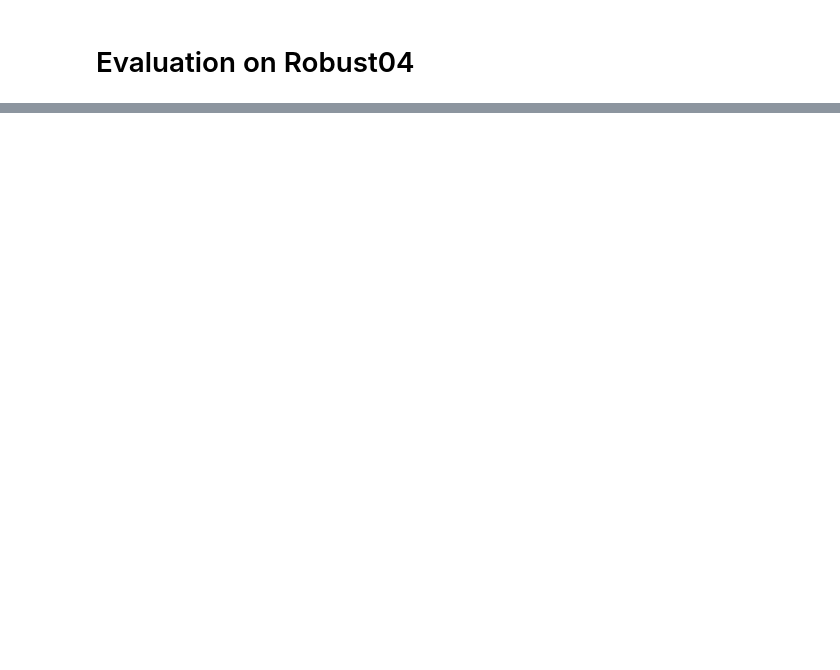
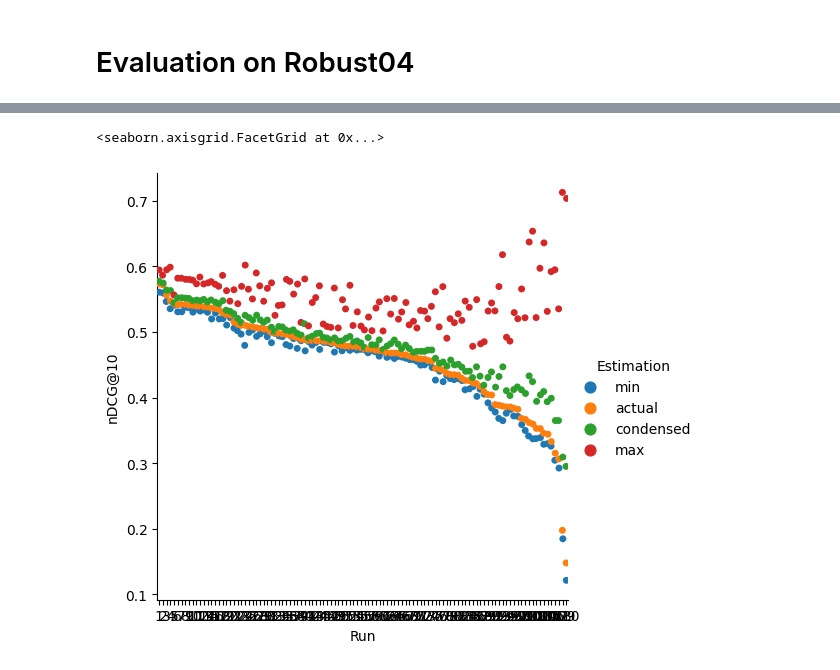
Before and after one commit to webis-de/ECIR-23, a Jupyter notebook: src/main/ipynb/evaluate-robust04.ipynb, the cells around one changed output, grey strips where cells are left out. Saved outputs shown, nothing was run; the diff lists cells and outputs as text; code cells hidden in the pictures; blank space fills up the shorter version.

```diff
--- a/src/main/ipynb/evaluate-robust04.ipynb
+++ b/src/main/ipynb/evaluate-robust04.ipynb
@@ -174,0 +222,17 @@ df_report
+# %%
+def report_for_row(df_row, depth):
+    ground_truth = float(df_row[(f'depth-{depth}-complete', f'ndcg@{depth}')])
+
+    return {
+        'run': df_row['run'].split('/')[-1].replace('input.', '').replace('.gz', ''),
+        'unjudged': float(df_row[(f'depth-{depth}-incomplete', f'unjudged@{depth}')]),
+        f'ground-truth-ndcg@{depth}': ground_truth,
+        f'min-residual-ndcg@{depth}': float(df_row[(f'depth-{depth}-incomplete', f'residual-ndcg@{depth}-min')]),
+        f'condensed-ndcg@{depth}': float(df_row[(f'depth-{depth}-incomplete', f'condensed-ndcg@{depth}')]),
+        f'max-residual-ndcg@{depth}': float(df_row[(f'depth-{depth}-incomplete', f'residual-ndcg@{depth}-max')]),
+    }
+
+df_report = pd.DataFrame([dict(i) for i in aggregated_df.apply(lambda i: report_for_row(i, 10), axis=1)])
+df_report = df_report.sort_values('ground-truth-ndcg@10', ascending=False).reset_index()
+del df_report['index']
+df_report
@@ -174,0 +253,18 @@ df_report
+# %%
+df_for_plot = []
+
+for pos, i in df_report.iterrows():
+    for k,v in [('min', 'min-residual-ndcg@10'), ('max', 'max-residual-ndcg@10'), ('actual', 'ground-truth-ndcg@10'), ('condensed', 'condensed-ndcg@10')]:
+        df_for_plot += [{'Run': pos+1, 'Estimation': k, 'nDCG@10': i[v]}]
+
+df_for_plot = pd.DataFrame(df_for_plot)
+
+sns.catplot(
+    data=df_for_plot,
+    x='Run', y='nDCG@10',
+    hue='Estimation',
+    hue_order=['min', 'actual', 'condensed', 'max'],
+)
+# %% [output]
+<seaborn.axisgrid.FacetGrid at 0x...>
+[figure, added]
```
Also changed, not shown: parts of 8 cells of this notebook, 1 other file.
